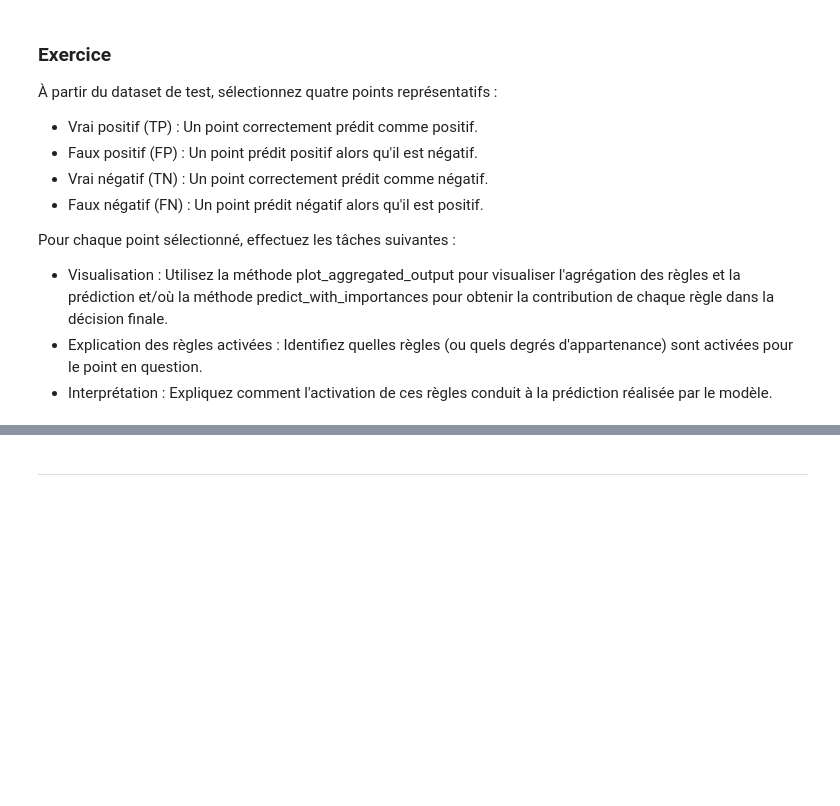
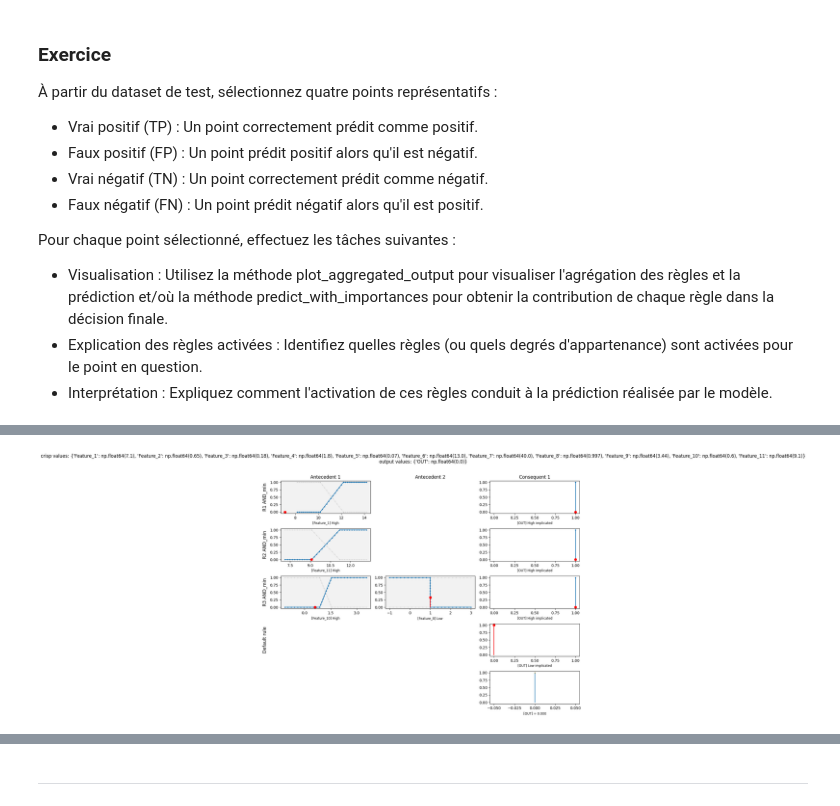
Before and after one commit to Raynobrak/heigvd-labos-xai, a Jupyter notebook: TP3/XAI_TP3_2025_AnçayRémi_CharbonnierLucas.ipynb, the cells around one changed output, grey strips where cells are left out. Saved outputs shown, nothing was run; the diff lists cells and outputs as text; code cells hidden in the pictures; blank space fills up the shorter version.

```diff
--- a/TP3/XAI_TP3_2025_AnçayRémi_CharbonnierLucas.ipynb
+++ b/TP3/XAI_TP3_2025_AnçayRémi_CharbonnierLucas.ipynb
@@ -365,0 +414,5 @@ En vous appuyant sur les visualisations et analyses précédentes, expliquez en
+# %%
+# Example d'un True Negative
+best_model.plot_aggregated_output(X_test[tn_idx[0]])
+# %% [output]
+[figure, added]
```
Also changed, not shown: parts of 22 cells of this notebook.
